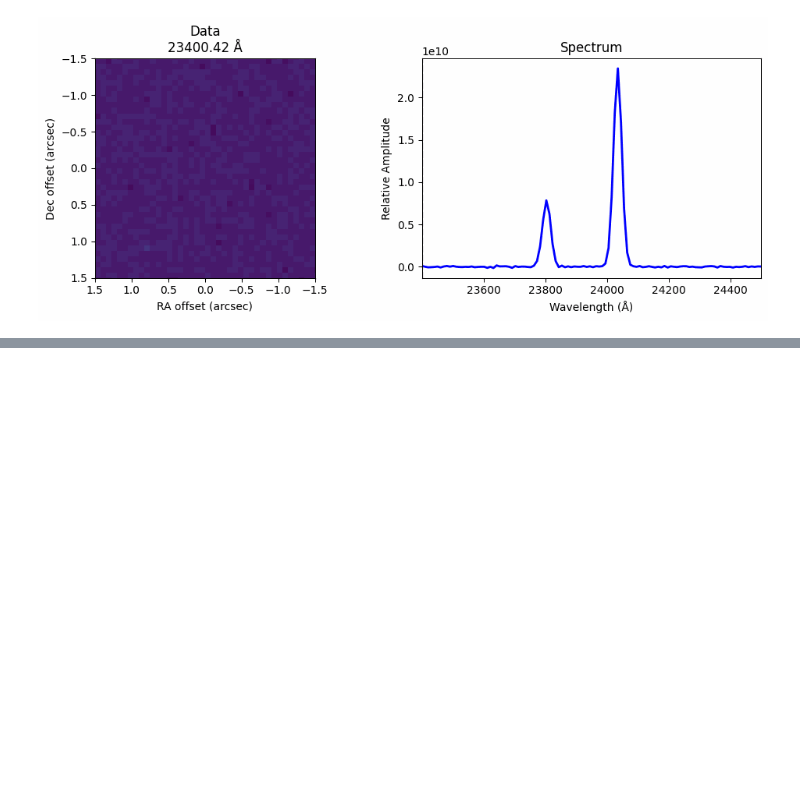
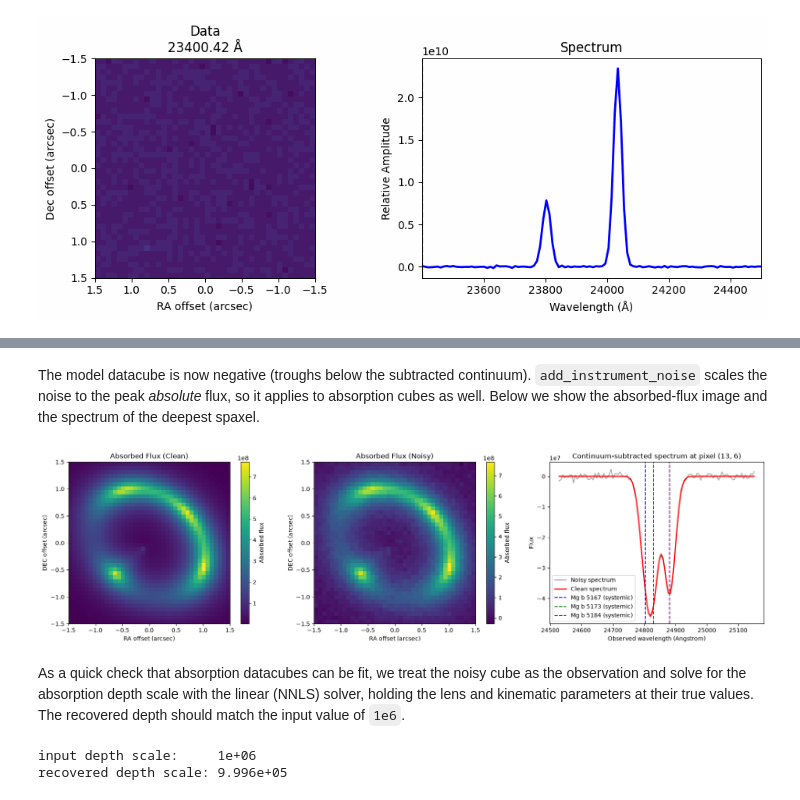
Before and after one commit to williyamshoe/iful, a Jupyter notebook: examples/simulate_lensed_galaxy.ipynb, the cells around one changed output, grey strips where cells are left out. Cells and saved outputs as stored; diff of their text form; code cells hidden in the pictures; blank space fills up the shorter version.

```diff
--- a/examples/simulate_lensed_galaxy.ipynb
+++ b/examples/simulate_lensed_galaxy.ipynb
@@ -257,0 +302,56 @@ imp(filename=gif_filename)
+# %% [markdown]
+The model datacube is now negative (troughs below the subtracted continuum). `add_instrument_noise` scales the noise to the peak *absolute* flux, so it applies to absorption cubes as well. Below we show the absorbed-flux image and the spectrum of the deepest spaxel.
+# %%
+simulated_datacube_abs_noisy, _ = add_instrument_noise(simulated_datacube_abs, bg_noise_std_frac=0.02, seed=42)
+
+# Absorbed flux image: sign-flipped so that deeper absorption is positive
+absorbed_clean = -np.nansum(simulated_datacube_abs, axis=0)
+absorbed_noisy = -np.nansum(simulated_datacube_abs_noisy, axis=0)
+
+trough_idx = tuple(int(i) for i in np.unravel_index(np.argmax(absorbed_clean), absorbed_clean.shape))
+spectrum_abs_clean = simulated_datacube_abs[:, trough_idx[0], trough_idx[1]]
+spectrum_abs_noisy = simulated_datacube_abs_noisy[:, trough_idx[0], trough_idx[1]]
+
+fig, axs = plt.subplots(1, 3, figsize=(18, 5))
+half_extent = (size * pixscale_arcsec) / 2.0
+
+im0 = axs[0].imshow(absorbed_clean, extent=[half_extent, -half_extent, -half_extent, half_extent], origin='lower', cmap='viridis')
+axs[0].set_title("Absorbed Flux (Clean)")
+axs[0].set_xlabel("RA offset (arcsec)")
+axs[0].set_ylabel("DEC offset (arcsec)")
+fig.colorbar(im0, ax=axs[0], label="Absorbed flux")
+axs[0].invert_xaxis()
+
+im1 = axs[1].imshow(absorbed_noisy, extent=[half_extent, -half_extent, -half_extent, half_extent], origin='lower', cmap='viridis')
+axs[1].set_title("Absorbed Flux (Noisy)")
+axs[1].set_xlabel("RA offset (arcsec)")
+axs[1].set_ylabel("DEC offset (arcsec)")
+fig.colorbar(im1, ax=axs[1], label="Absorbed flux")
+axs[1].invert_xaxis()
+
+axs[2].plot(imset_abs.wavelength, spectrum_abs_noisy, label="Noisy spectrum", color="gray", alpha=0.7)
+axs[2].plot(imset_abs.wavelength, spectrum_abs_clean, label="Clean spectrum", color="red", lw=2)
+for rw, col in zip(restwave_peaks_abs, ["blue", "green", "purple"]):
+    axs[2].axvline(rw * (1 + zs), color=col, ls="--", label=f"Mg b {rw:.0f} (systemic)")
+axs[2].set_title(f"Continuum-subtracted spectrum at pixel {trough_idx}")
+axs[2].set_xlabel("Observed wavelength (Angstrom)")
+axs[2].set_ylabel("Flux")
+axs[2].legend()
+
+plt.tight_layout()
+plt.show()
+# %% [output]
+[figure, added]
+# %% [markdown]
+As a quick check that absorption datacubes can be fit, we treat the noisy cube as the observation and solve for the absorption depth scale with the linear (NNLS) solver, holding the lens and kinematic parameters at their true values. The recovered depth should match the input value of `1e6`.
+# %%
+ifulmodel_abs.obs_datacube = simulated_datacube_abs_noisy
+
+res_fit, model_fit, flx_fit = ifulmodel_abs.generate_residuals(
+    sim_params[:-1], return_datacube=True, linear_solve=True
+)
+print(f"input depth scale:     {sim_params[-1]:.4g}")
+print(f"recovered depth scale: {flx_fit[0]:.4g}")
+# %% [output]
+input depth scale:     1e+06
+recovered depth scale: 9.996e+05
```
Also changed, not shown: parts of 2 cells of this notebook.
